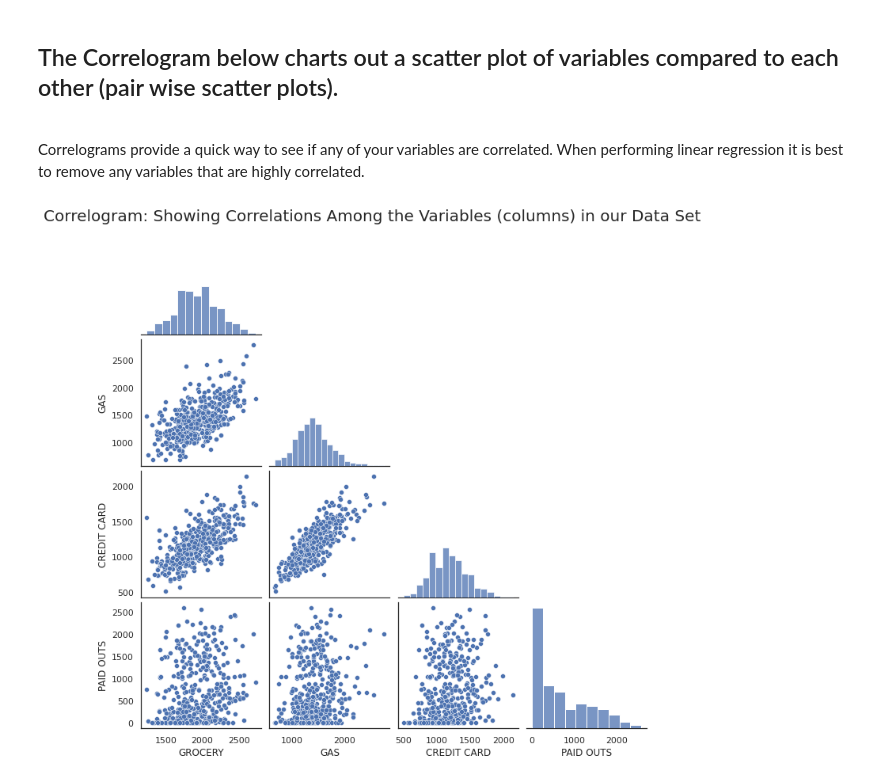
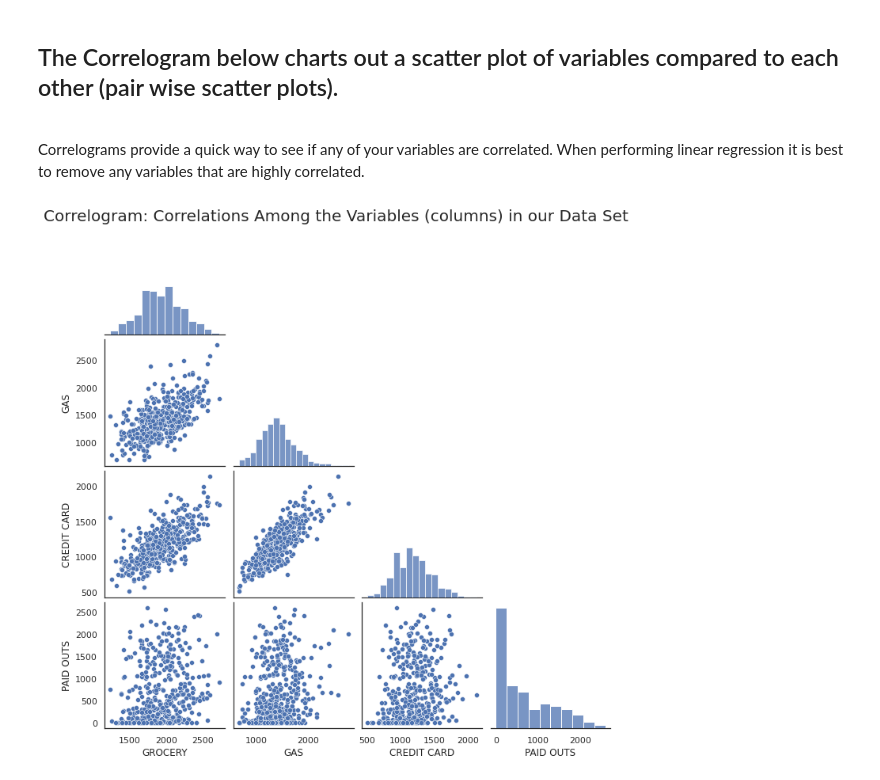
Before and after one commit to imad3k/Gas_station_analysis, a Jupyter notebook: c_store_test.ipynb, the cells around one changed output. Saved outputs shown, nothing was run; the diff lists cells and outputs as text; code cells hidden in the pictures.

```diff
--- a/c_store_test.ipynb
+++ b/c_store_test.ipynb
@@ -404,16 +404,16 @@ Text(0.5, 1.0, 'Heatmap Showing Correlations Among the Variables (columns) in ou
 # %%
 # Basic correlogram
 
 
 sns.pairplot(df,
              # hue='Day_of_the_Week',
              diag_kind="hist",
              x_vars=["GROCERY", "GAS", "CREDIT CARD", "PAID OUTS"],
              y_vars=["GROCERY", "GAS", "CREDIT CARD", "PAID OUTS"],
              corner=True)
 
-plt.suptitle('Correlogram: Showing Correlations Among the Variables (columns) in our Data Set', fontsize = 20)
+plt.suptitle('Correlogram: Correlations Among the Variables (columns) in our Data Set', fontsize = 20)
 
 plt.show()
 # %% [output]
-[figure, old version]
+[figure, new version]
```
Also changed, not shown: parts of 10 cells of this notebook.
